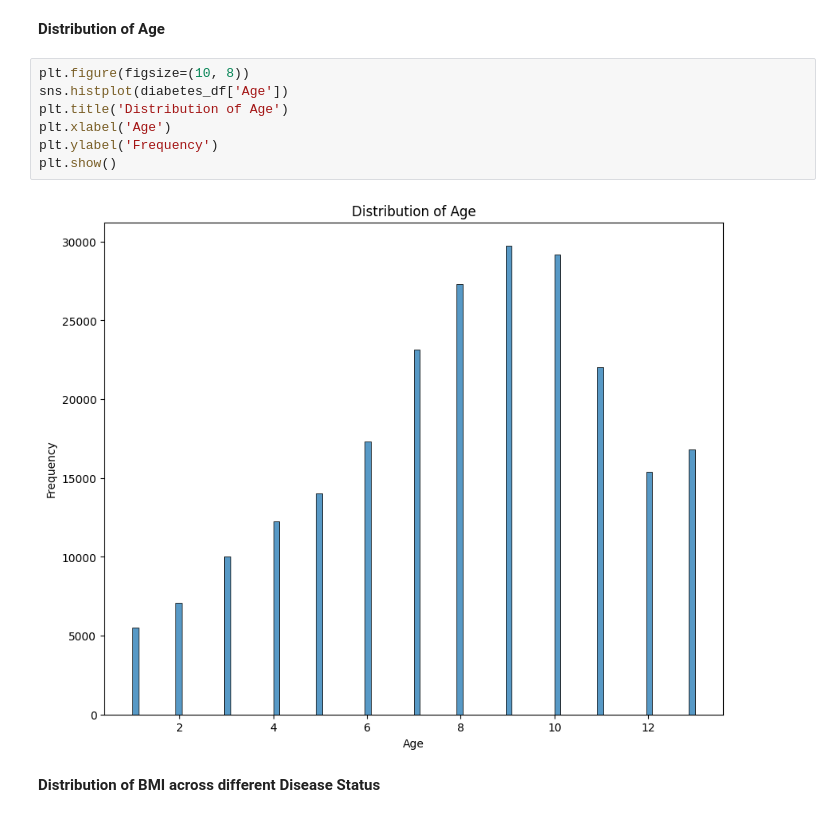
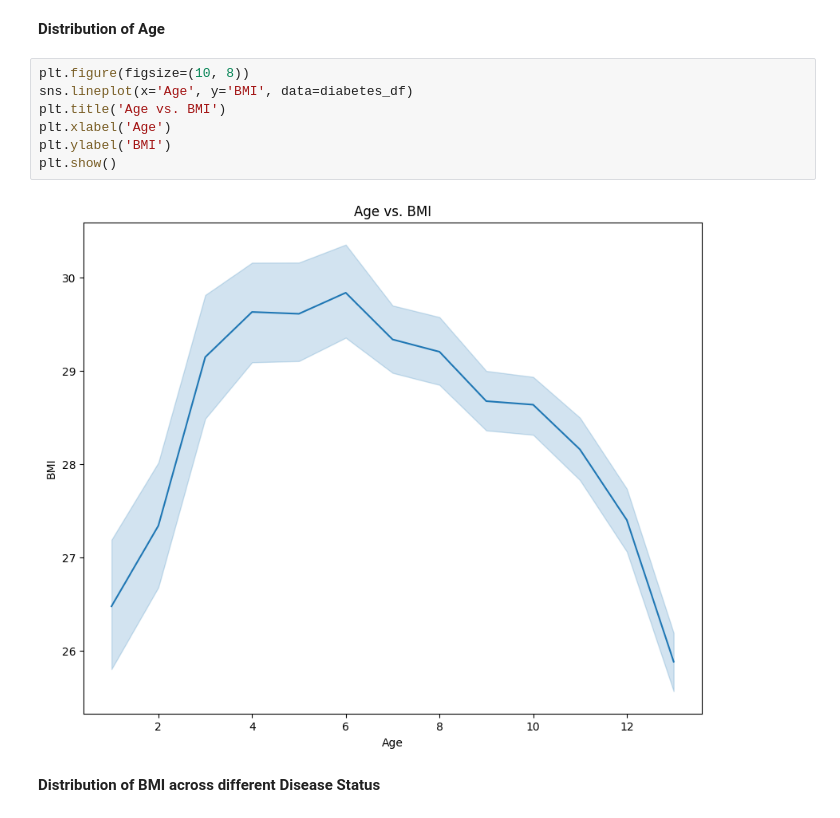
Before and after one commit to shahrambozorgnia/myproject, a Jupyter notebook: myproject.ipynb, the cells around one changed output. Drawn from its saved outputs; the diff is of its cells as text.

```diff
--- a/myproject.ipynb
+++ b/myproject.ipynb
@@ -91,13 +93,13 @@ This will become an error in seaborn v0.14.0; please update your code.
 **Distribution of Age**
 # %%
 plt.figure(figsize=(10, 8))
-sns.histplot(diabetes_df['Age'])
-plt.title('Distribution of Age')
+sns.lineplot(x='Age', y='BMI', data=diabetes_df)
+plt.title('Age vs. BMI')
 plt.xlabel('Age')
-plt.ylabel('Frequency')
+plt.ylabel('BMI')
 plt.show()
 # %% [output]
-[figure, old version]
+[figure, new version]
 # %% [markdown]
 **Distribution of BMI across different Disease Status**
 # %%
```
Also changed, not shown: parts of 11 cells of this notebook.
